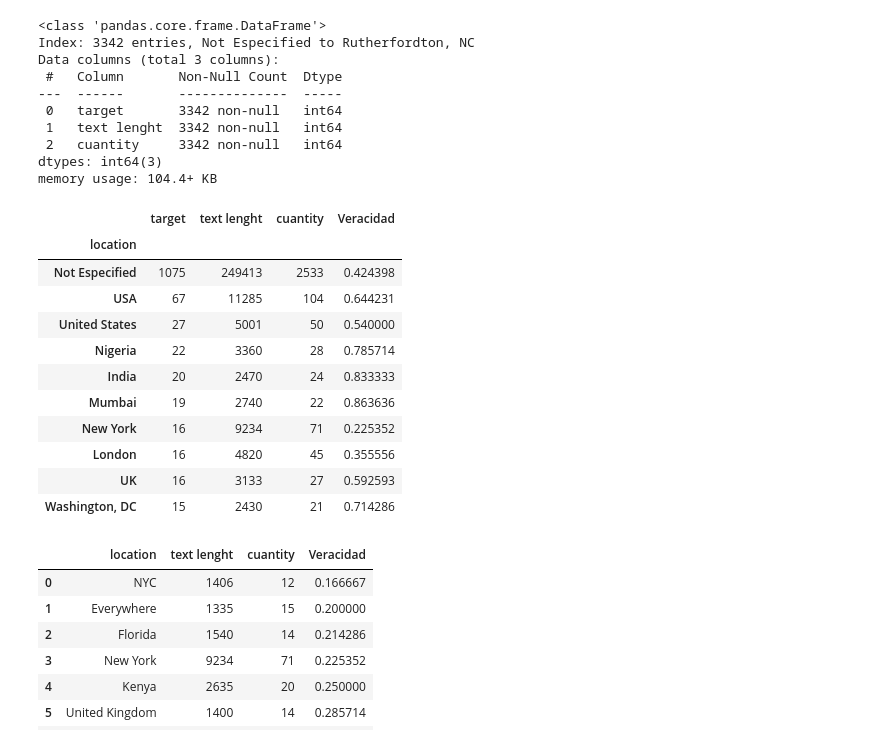
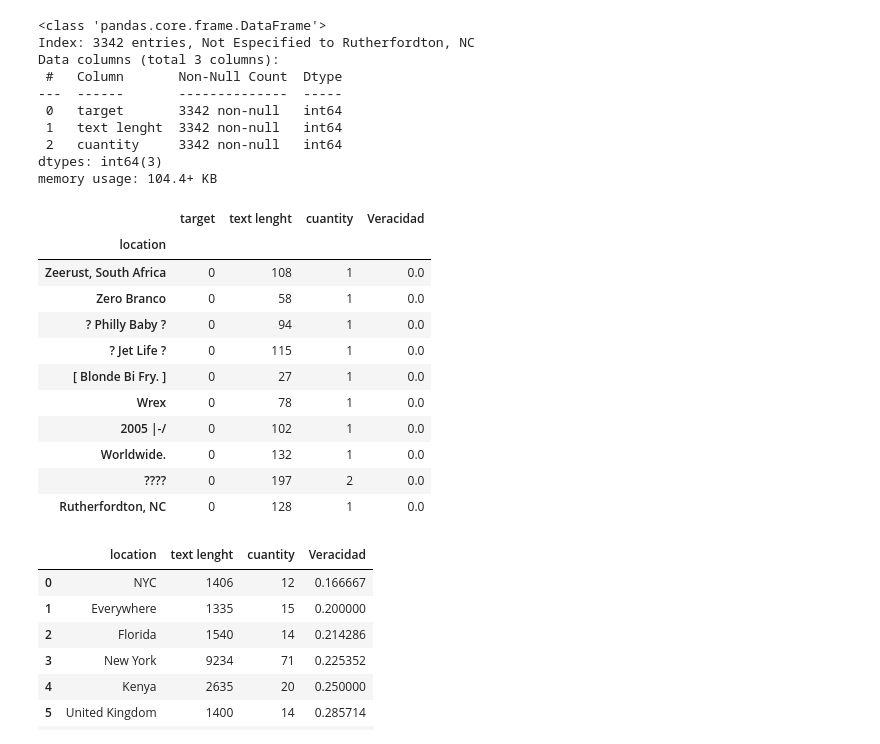
Before and after one commit to RiedelNicolas/TP1-Organizacion-de-Datos, a Jupyter notebook: Hugo.ipynb, the cells around one changed output. Drawn from its saved outputs; the diff is of its cells as text; code cells hidden in the pictures.

```diff
--- a/Hugo.ipynb
+++ b/Hugo.ipynb
@@ -126,20 +119,21 @@ dtypes: int64(3)
 memory usage: 104.4+ KB
 # %%
 tweets_by_loc_with_frecuency['Veracidad'] = tweets_by_loc_with_frecuency['target'] / tweets_by_loc_with_frecuency['cuantity']
-tweets_by_loc_with_frecuency.head(10)
+tweets_by_loc_with_frecuency = tweets_by_loc_with_frecuency.sort_values('Veracidad', ascending = False)
+tweets_by_loc_with_frecuency.tail(10)
 # %% [output]
 |  | target | text lenght | cuantity | Veracidad |
 | location |  |  |  |  |
-| Not Especified | 1075 | 249413 | 2533 | 0.424398 |
-| USA | 67 | 11285 | 104 | 0.644231 |
-| United States | 27 | 5001 | 50 | 0.540000 |
-| Nigeria | 22 | 3360 | 28 | 0.785714 |
-| India | 20 | 2470 | 24 | 0.833333 |
-| Mumbai | 19 | 2740 | 22 | 0.863636 |
-| New York | 16 | 9234 | 71 | 0.225352 |
-| London | 16 | 4820 | 45 | 0.355556 |
-| UK | 16 | 3133 | 27 | 0.592593 |
-| Washington, DC | 15 | 2430 | 21 | 0.714286 |
+| Zeerust, South Africa | 0 | 108 | 1 | 0.0 |
+| Zero Branco | 0 | 58 | 1 | 0.0 |
+| ? Philly Baby ? | 0 | 94 | 1 | 0.0 |
+| ? Jet Life ? | 0 | 115 | 1 | 0.0 |
+| [ Blonde Bi Fry. ] | 0 | 27 | 1 | 0.0 |
+| Wrex | 0 | 78 | 1 | 0.0 |
+| 2005 |-/ | 0 | 102 | 1 | 0.0 |
+| Worldwide. | 0 | 132 | 1 | 0.0 |
+| ???? | 0 | 197 | 2 | 0.0 |
+| Rutherfordton, NC | 0 | 128 | 1 | 0.0 |
 # %%
 cuantity_mean = tweets_by_loc['cuantity'].mean()
 has_more_tweets_than_cuantity_mean = (tweets_by_loc_with_frecuency['cuantity'] > 10)
```
Also changed, not shown: parts of 23 cells of this notebook.
